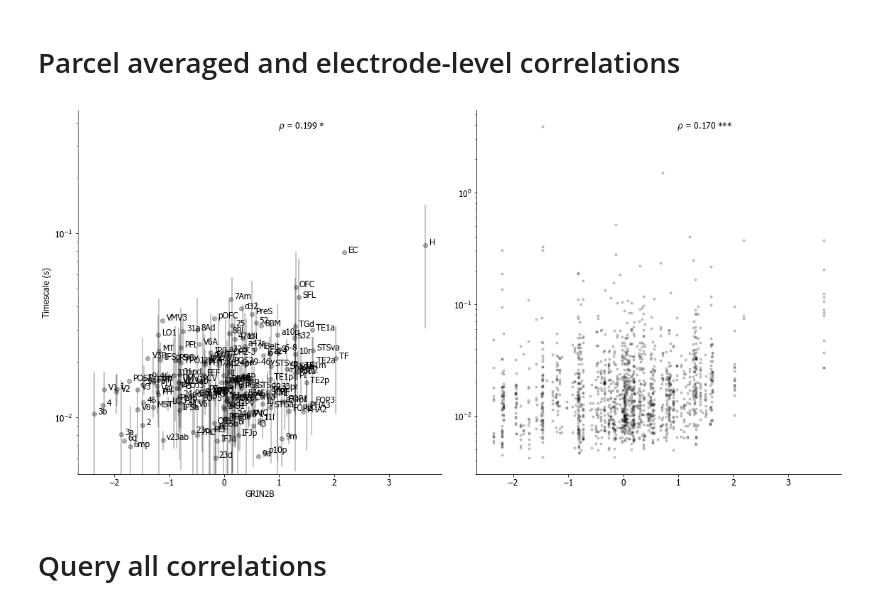
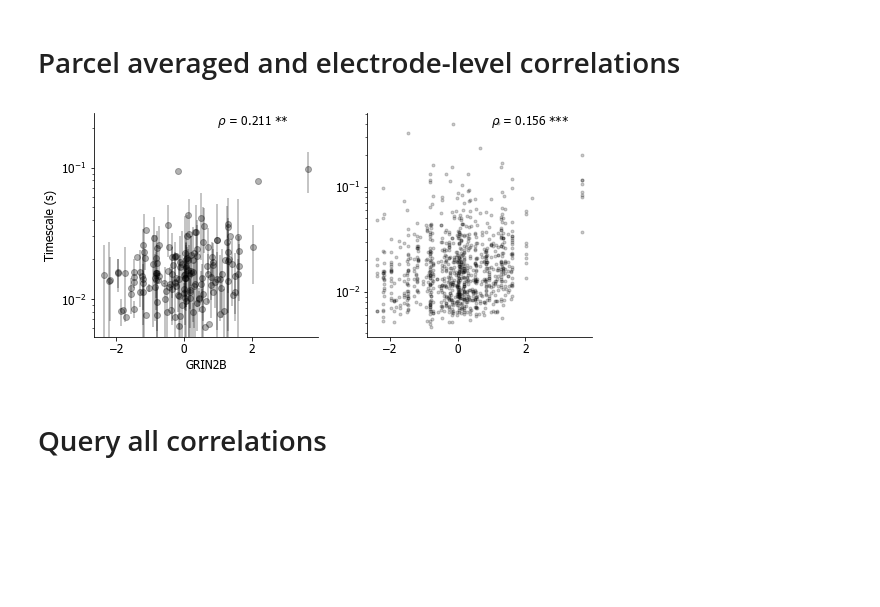
Before and after one commit to rdgao/field-echos, a Jupyter notebook: notebooks/viz_MNI_rest.ipynb, the cells around one changed output. Saved outputs shown, nothing was run; the diff lists cells and outputs as text; code cells hidden in the pictures; blank space fills up the shorter version.

```diff
--- a/notebooks/viz_MNI_rest.ipynb
+++ b/notebooks/viz_MNI_rest.ipynb
@@ -509,29 +473,0 @@ NameError: name 'apply_affine' is not defined
-# %%
-parcel_coords = []
-for r_i, row in df_combined.iterrows():
-    # find the nearest coordinates in radius r_search using KDTree
-    # this will return non-integer values because of the offset,
-    # and some of the electrode coords are non-integer in the first place
-    r_search = 3
-    i,j,k = utils.apply_affine(MMP_data.affine, row[['x','y','z']].values, False)
-    nearest_coords = tree.query_ball_point([i,j,k], r_search)
-    parcel_coords.append([(np.linalg.norm(c-[i,j,k]), MMP_map[tuple(c)]) for c in points_flatten[nearest_coords,:]])
-
-# get the parcellation estimates given a (set of) voxel(s), by consensus
-parcels = np.ones(len(parcel_coords))*np.nan
-for i_p, p in enumerate(parcel_coords):
-    # get the counts and parcel ID of nearest voxels
-    p_counts = np.array(np.unique(np.array(p)[:,1], return_counts=True)).T
-    #p_gm = np.sort(p_counts[p_counts[:,0]!=0,:], axis=0)
-    p_gm = np.sort(p_counts[p_counts[:,0]!=0,:].view('f8,f8'), axis=0, order=['f1']).view(np.float)
-    if p_gm.shape[0]:
-        parcels[i_p] = int(p_gm[-1,0])
-
-# update parcel column in df
-if 'gparcel' in df_combined:
-    df_combined['gparcel'] = parcels
-else:
-    df_combined.insert(10, 'gparcel', parcels)
-
-print('%.3f%% of electrodes of assigned parcels.'%(100.*sum(~np.isnan(df_combined['gparcel']))/len(df_combined)))
-parcels_old = parcels
@@ -555,5 +473,0 @@ print(p_gm, parcels_old[ii], parcels_new[ii])
-# %%
-plt.plot(parcels_new,parcels_old, 'o')
-df_combined['gparcel'] = parcels_new
-# WTF?
-np.where(np.logical_and(parcels!=parcels_old, ~np.isnan(parcels_new)))
@@ -564,43 +475,42 @@ np.where(np.logical_and(parcels!=parcels_old, ~np.isnan(parcels_new)))
 # Parcel averaged and electrode-level correlations
 # %%
 xy_axis_frac = (0.55, 0.95)
-label_on_plt=True
+label_on_plt=False
 anat_feat = 'GRIN2B'
 avg_dev_f=[np.median, stats.sem]
 
 # average over parcels within each patient first, then across parcels
 # removes confounds of electrode count between diff patients
-X = utils.ecog_gene_corr(df_combined, df_anat, avg_dev_f, anat_feat=anat_feat, group_patients=False)
+X = utils.ecog_gene_corr(df_combined, df_anat, avg_dev_f, anat_feat=anat_feat, group_patients=True)
 ephys_avg, ephys_dev, anat_avg, corr_agg, ephys_elec, anat_elec, corr_elec = X
 
 # c_grad = plt.cm.plasma((ephys_avg.index)/max(ephys_avg.index)) # color based on parcellation
 plt.figure(figsize=(16,8) if label_on_plt else (8,4))
 plt.subplot(1,2,1)
 plt.errorbar(anat_avg, ephys_avg, yerr=ephys_dev*2, fmt='ok', alpha=0.3)
 plt.yscale('log');
 plt.xlabel(anat_feat); plt.ylabel('Timescale (s)'); utils.remove_spines(plt.gca())
 s = r'$\rho$ = %.3f '%corr_agg[0] + np.sum(corr_agg[1]<=np.array([0.05, 0.01, 0.001]))*'*'
 plt.annotate(s, xy=xy_axis_frac, xycoords='axes fraction')
 
 # if label parcel names
 if label_on_plt:
     XR = plt.xlim()[1]-plt.xlim()[0]
     [plt.text(anat_avg[p_i]+XR*0.01, ephys_avg[p_i], df_anat.loc[p_i]['region'][2:-4], fontsize=12) for p_i in anat_avg.index]
 
 plt.subplot(1,2,2)
 plt.semilogy(anat_elec, ephys_elec, 'k.', alpha=0.2)
 s = r'$\rho$ = %.3f '%corr_elec[0] + np.sum(corr_elec[1]<=np.array([0.05, 0.01, 0.001]))*'*'
 plt.annotate(s, xy=xy_axis_frac, xycoords='axes fraction')
 utils.remove_spines(plt.gca())
 plt.tight_layout()
-save_plot=False
 if save_plot:
     if label_on_plt:
         plt.savefig(fig_path%'mni_corr_tau_%s_parcellabeled'%anat_feat,  bbox_inches='tight')
     else:
         plt.savefig(fig_path%'mni_corr_tau_%s'%anat_feat,  bbox_inches='tight')
 # %% [output]
-[figure, old version]
+[figure, new version]
 # %% [markdown]
 # Query all correlations
 # %%
```
Also changed, not shown: parts of 12 cells of this notebook, 1 other file.
